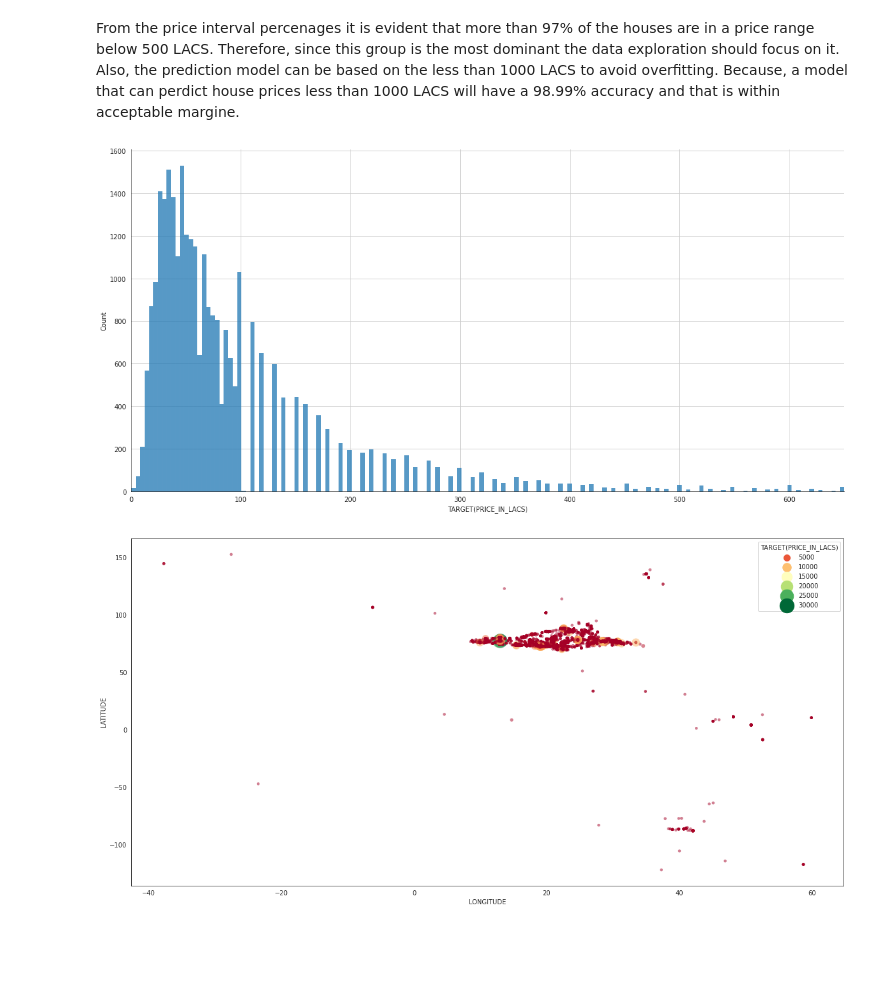
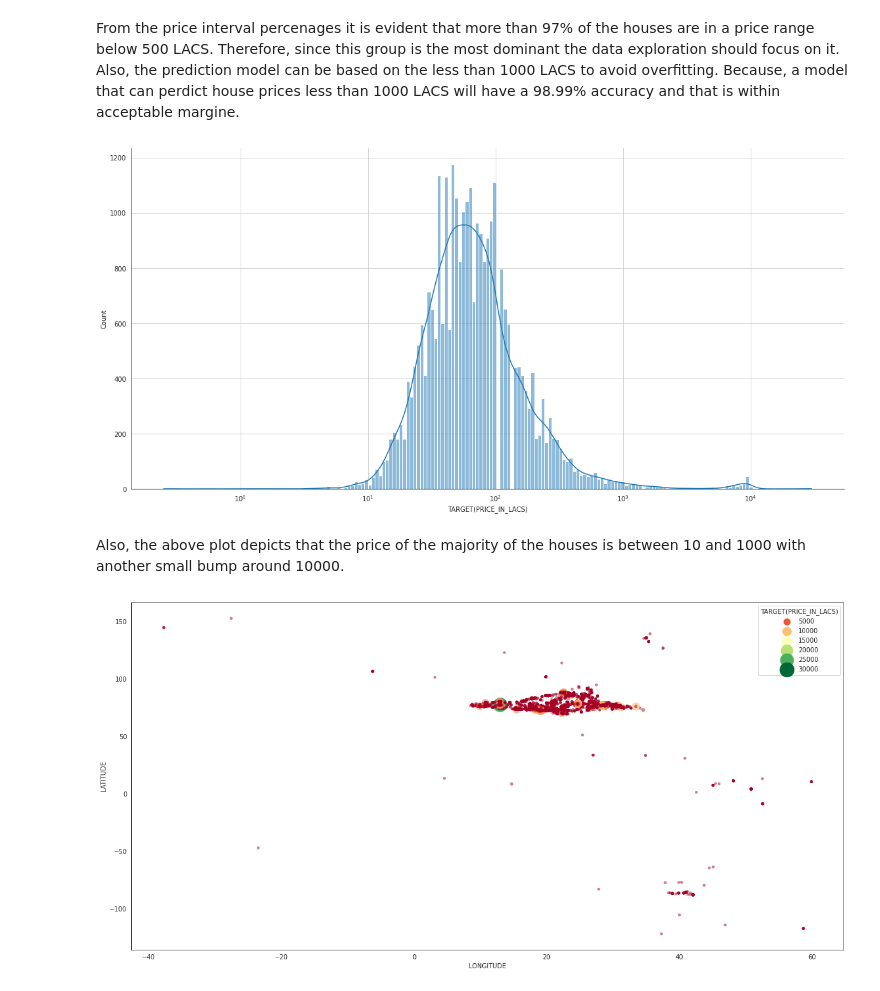
Before and after one commit to Molla80/Housing_price_in_India_data_exploration, a Jupyter notebook: Housing_price_in_India_data_exploration.ipynb, the cells around one changed output. Saved outputs shown, nothing was run; the diff lists cells and outputs as text; code cells hidden in the pictures; blank space fills up the shorter version.

```diff
--- a/Housing_price_in_India_data_exploration.ipynb
+++ b/Housing_price_in_India_data_exploration.ipynb
@@ -152,11 +152,13 @@ From the price interval percenages it is evident that more than 97% of the house
 # %%
 # The Target value can be plotted as a distribution plot since it is a continous function.
 
 sns.set_style('whitegrid', {'axes.linewidth': 2, 'axes.edgecolor':'black'},)
-sns.displot(data=df1,x='TARGET(PRICE_IN_LACS)',kind='hist',height=8,aspect=2).set(xlim=(0,650))
+sns.displot(data=df1,x='TARGET(PRICE_IN_LACS)',kind='hist',height=8,aspect=2,kde=True,log_scale=True)
 plt.show()
 # %% [output]
-[figure, old version]
+[figure, new version]
+# %% [markdown]
+Also, the above plot depicts that the price of the majority of the houses is between 10 and 1000 with another small bump around 10000.
 # %%
 # The latitude and longitude scatteer plot can show if there are any clusters
 
```
Also changed, not shown: parts of 1 cell of this notebook.
